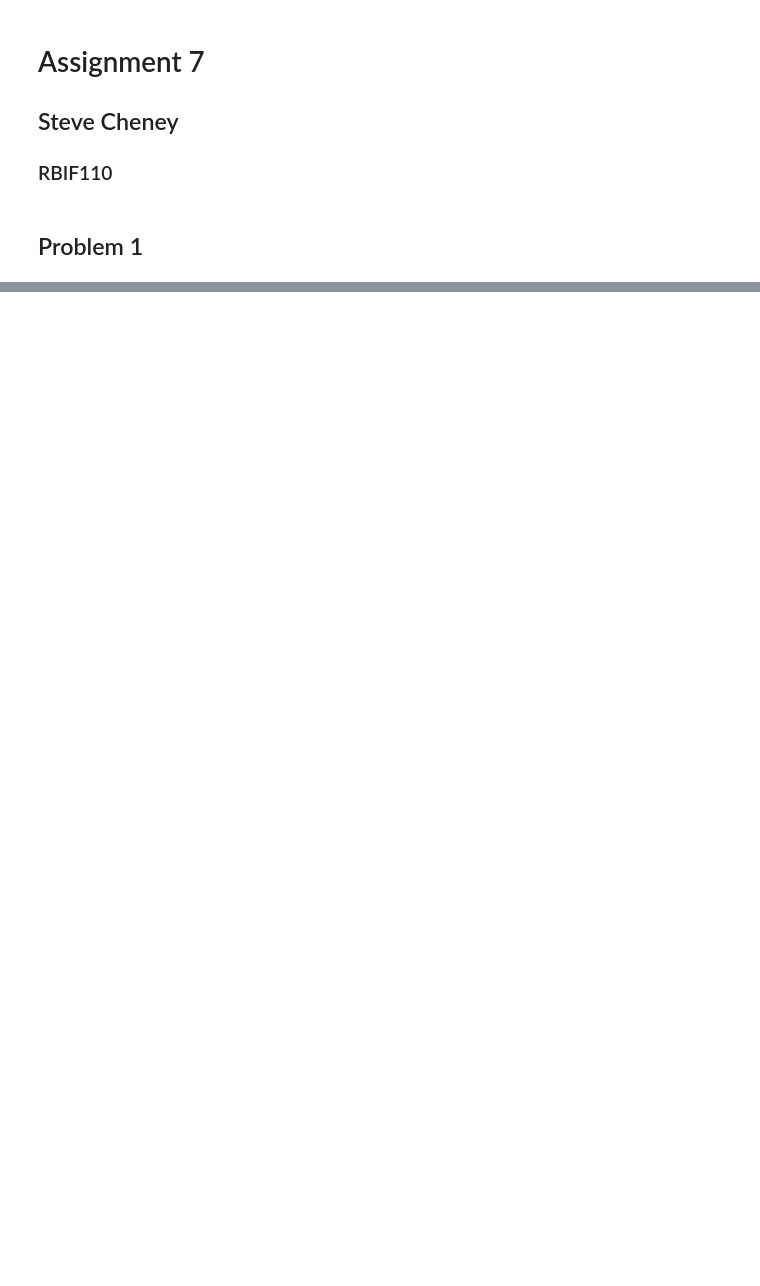
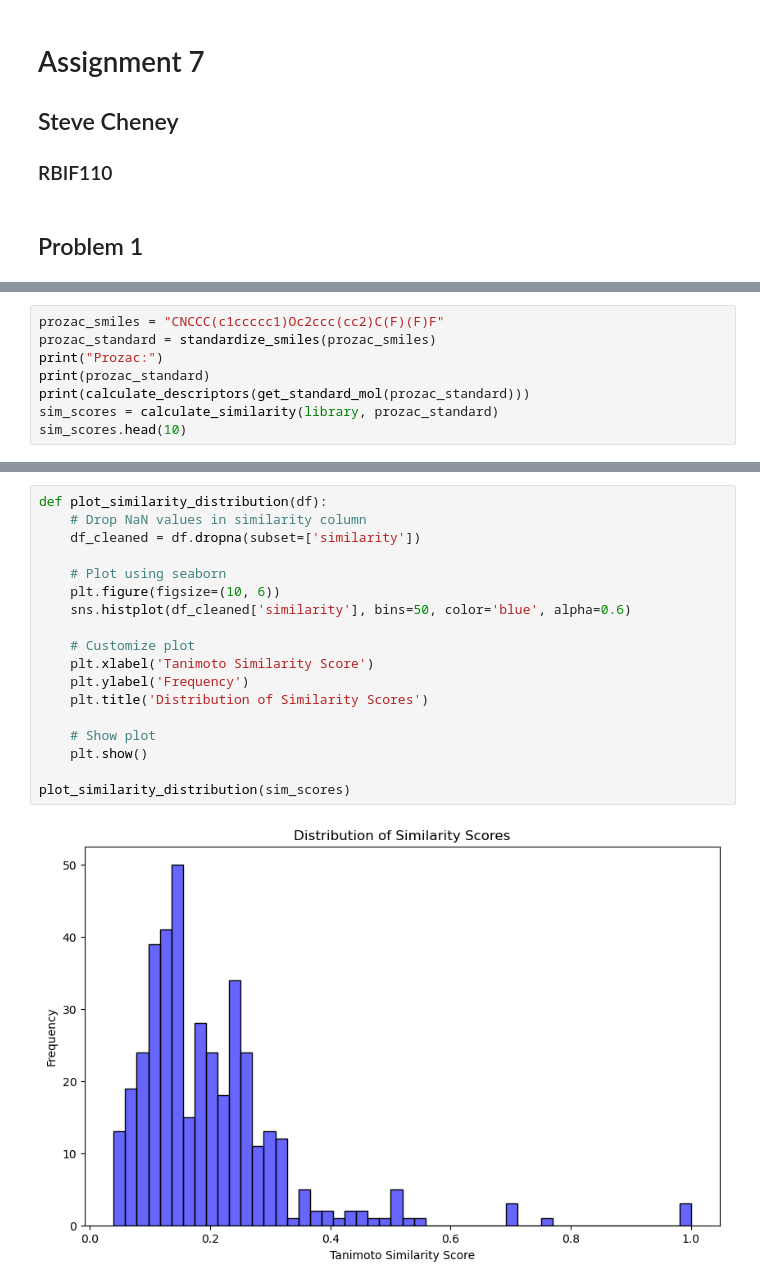
Before and after one commit to Steve-Cheney/Cheminformatics, a Jupyter notebook: rbif-110-a7/a7.ipynb, the cells around one changed output, grey strips where cells are left out. Drawn from its saved outputs; the diff is of its cells as text; blank space fills up the shorter version.

```diff
--- a/rbif-110-a7/a7.ipynb
+++ b/rbif-110-a7/a7.ipynb
@@ -174,0 +218,8 @@ lc50_df.head()
+# %%
+prozac_smiles = "CNCCC(c1ccccc1)Oc2ccc(cc2)C(F)(F)F"
+prozac_standard = standardize_smiles(prozac_smiles)
+print("Prozac:")
+print(prozac_standard)
+print(calculate_descriptors(get_standard_mol(prozac_standard)))
+sim_scores = calculate_similarity(library, prozac_standard)
+sim_scores.head(10)
@@ -174,0 +241,20 @@ lc50_df.head()
+# %%
+def plot_similarity_distribution(df):
+    # Drop NaN values in similarity column
+    df_cleaned = df.dropna(subset=['similarity'])
+
+    # Plot using seaborn
+    plt.figure(figsize=(10, 6))
+    sns.histplot(df_cleaned['similarity'], bins=50, color='blue', alpha=0.6)
+
+    # Customize plot
+    plt.xlabel('Tanimoto Similarity Score')
+    plt.ylabel('Frequency')
+    plt.title('Distribution of Similarity Scores')
+
+    # Show plot
+    plt.show()
+
+plot_similarity_distribution(sim_scores)
+# %% [output]
+[figure, added]
```
Also changed, not shown: parts of 10 cells of this notebook.
